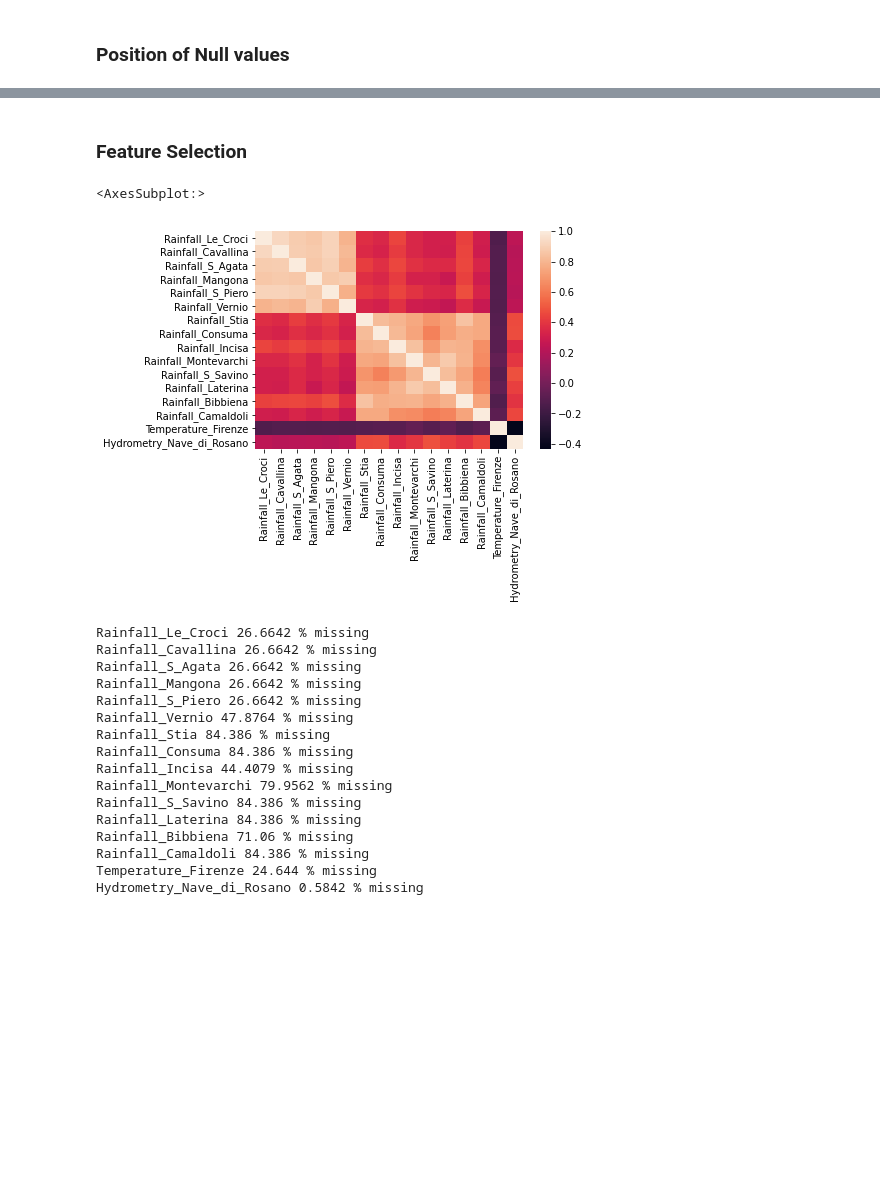
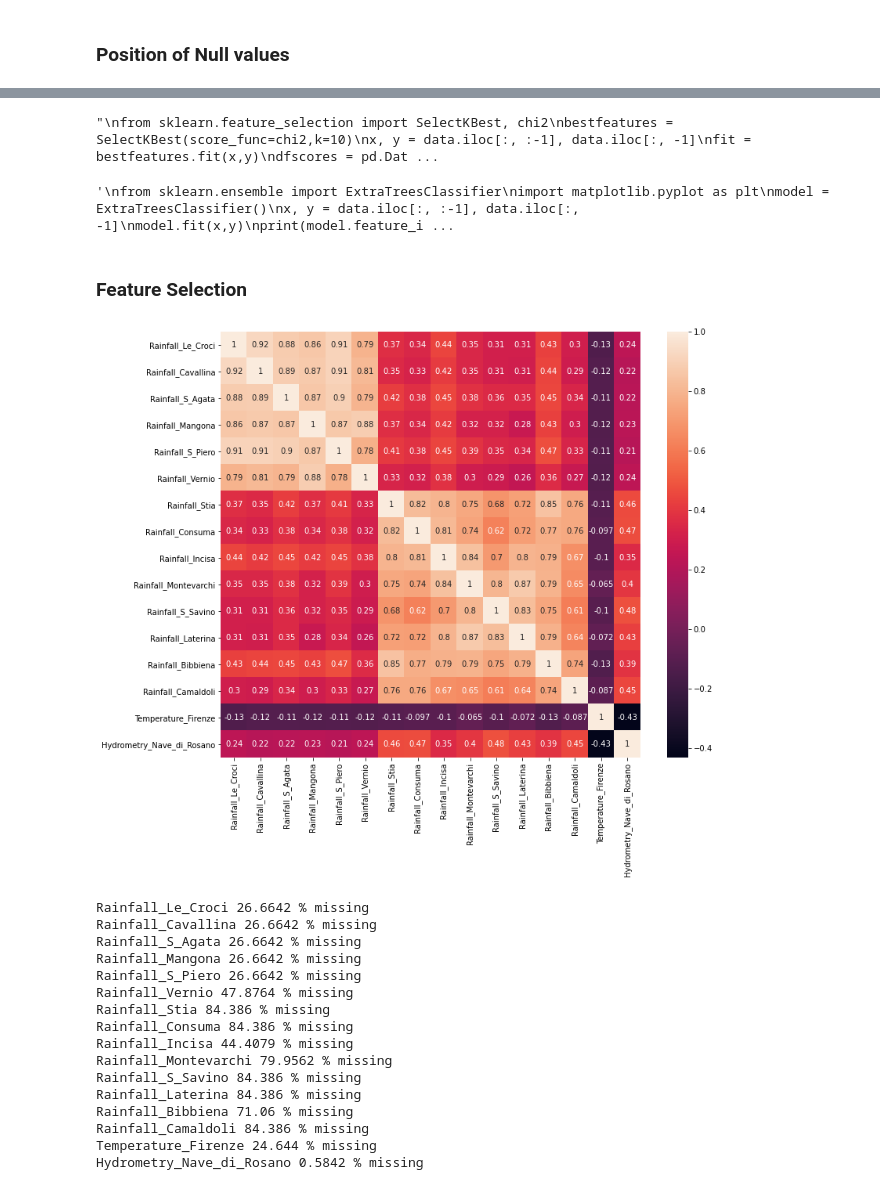
Before and after one commit to Himanth-Venati/Acea_Smart_Water_Analytics_ML, a Jupyter notebook: Acea_Smart_Water_Analytics_River_arno.ipynb, the cells around one changed output, grey strips where cells are left out. Drawn from its saved outputs; the diff is of its cells as text; code cells hidden in the pictures; blank space fills up the shorter version.

```diff
--- a/Acea_Smart_Water_Analytics_River_arno.ipynb
+++ b/Acea_Smart_Water_Analytics_River_arno.ipynb
@@ -75,13 +75,40 @@ sns.heatmap(River_Arno.isnull(),yticklabels=False,cbar=False)
 # %%
 data=River_Arno.copy()
 data.drop('Date',axis=1,inplace=True)
+# %%
+'''
+from sklearn.feature_selection import SelectKBest, chi2
+bestfeatures = SelectKBest(score_func=chi2,k=10)
+x, y = data.iloc[:, :-1], data.iloc[:, -1]
+fit = bestfeatures.fit(x,y)
+dfscores = pd.DataFrame(fit.scores_)
+dfcolumns = pd.DataFrame(x.columns)
+featureScores = pd.concat([dfcolumns,dfscores],axis=1)
+featureScores.columns = ['Specs','Score']
+featureScores
+'''
+# %% [output]
+"\nfrom sklearn.feature_selection import SelectKBest, chi2\nbestfeatures = SelectKBest(score_func=chi2,k=10)\nx, y = data.iloc[:, :-1], data.iloc[:, -1]\nfit = bestfeatures.fit(x,y)\ndfscores = pd.Dat ...
+# %%
+'''
+from sklearn.ensemble import ExtraTreesClassifier
+import matplotlib.pyplot as plt
+model = ExtraTreesClassifier()
+x, y = data.iloc[:, :-1], data.iloc[:, -1]
+model.fit(x,y)
+print(model.feature_importances_)
+'''
+# %% [output]
+'\nfrom sklearn.ensemble import ExtraTreesClassifier\nimport matplotlib.pyplot as plt\nmodel = ExtraTreesClassifier()\nx, y = data.iloc[:, :-1], data.iloc[:, -1]\nmodel.fit(x,y)\nprint(model.feature_i ...
 # %% [markdown]
 ### Feature Selection
-# %%
-sns.heatmap(data.corr())
-# %% [output]
-<AxesSubplot:>
-[figure, removed]
+# %%
+#sns.heatmap(data.corr())
+plt.figure(figsize=(12, 10))
+sns.heatmap(data.corr(), annot = True)
+plt.show()
+# %% [output]
+[figure, added]
 # %%
 features_nan=[features for features in River_Arno.columns if River_Arno[features].isnull().sum()>1 and River_Arno[features].dtypes!='O']
 for feature in features_nan:
```
Also changed, not shown: parts of 1 cell of this notebook.
